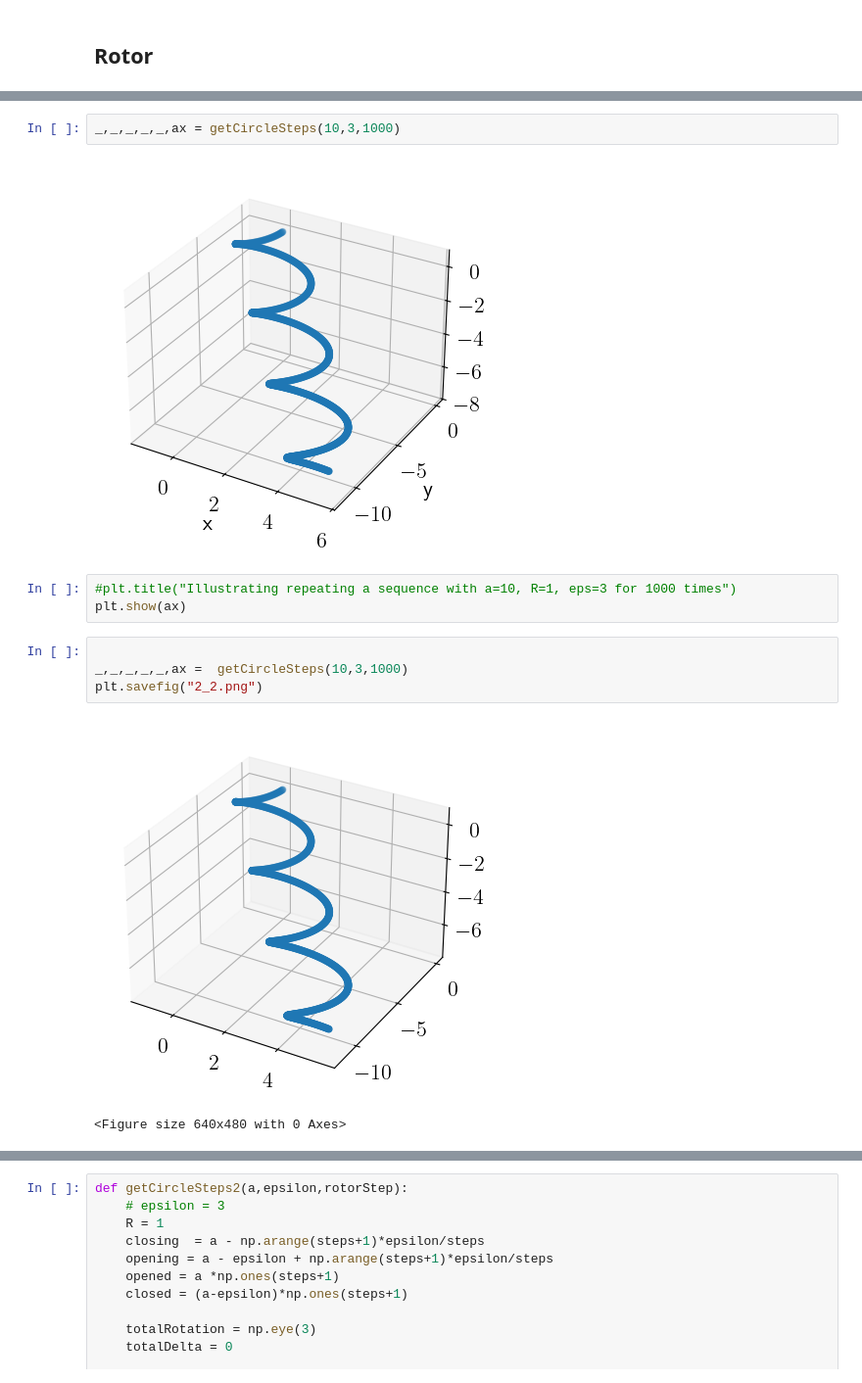
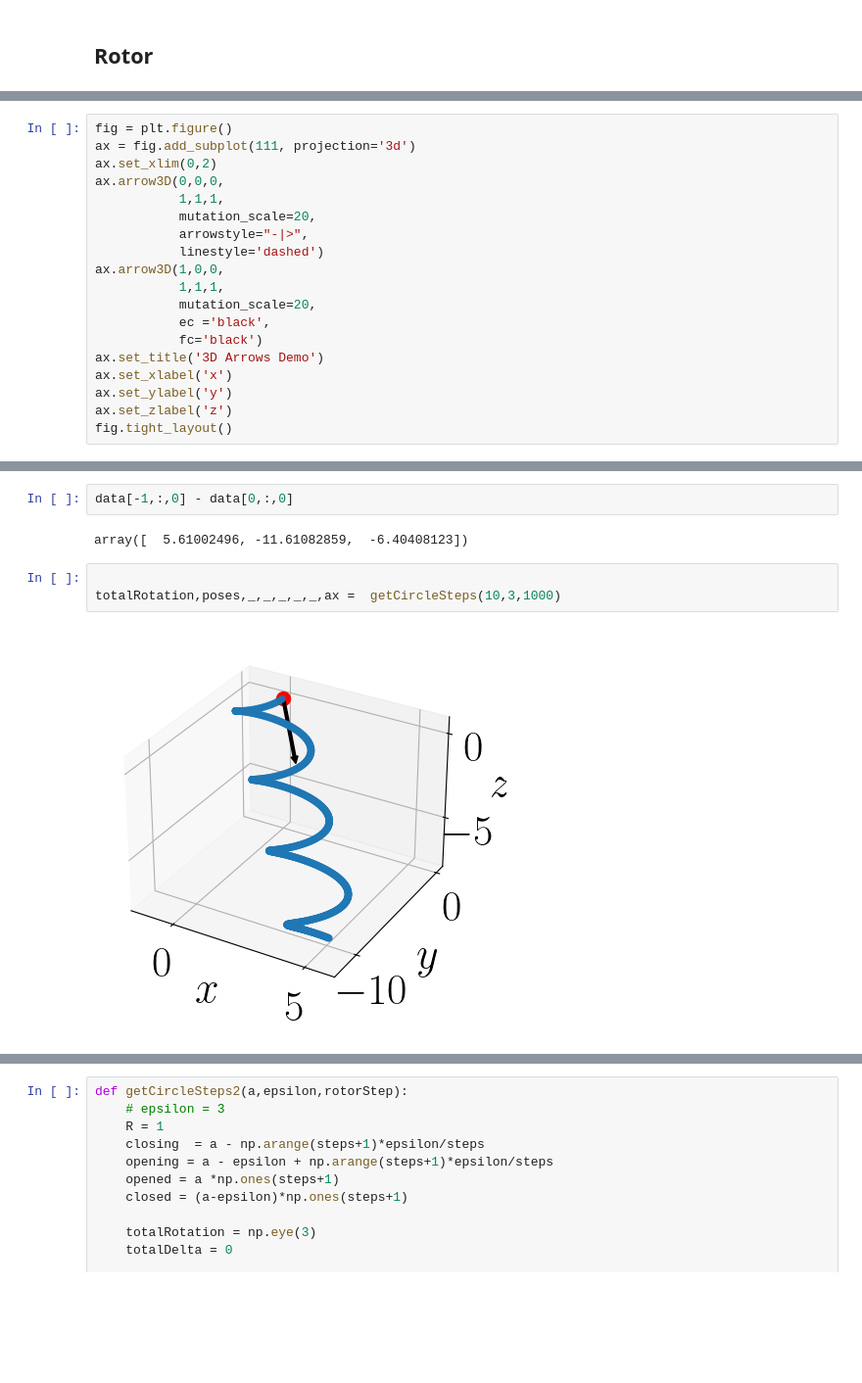
Before and after one commit to alireza-astane/starSwimmer3D, a Jupyter notebook: swimmerProject/phase2.ipynb, the cells around one changed output, grey strips where cells are left out. Shown at 98% size. Drawn from its saved outputs; the diff is of its cells as text; blank space fills up the shorter version.

```diff
--- a/swimmerProject/phase2.ipynb
+++ b/swimmerProject/phase2.ipynb
@@ -664,0 +709,19 @@ plt.show()
+# %%
+fig = plt.figure()
+ax = fig.add_subplot(111, projection='3d')
+ax.set_xlim(0,2)
+ax.arrow3D(0,0,0,
+           1,1,1,
+           mutation_scale=20,
+           arrowstyle="-|>",
+           linestyle='dashed')
+ax.arrow3D(1,0,0,
+           1,1,1,
+           mutation_scale=20,
+           ec ='black',
+           fc='black')
+ax.set_title('3D Arrows Demo')
+ax.set_xlabel('x')
+ax.set_ylabel('y')
+ax.set_zlabel('z')
+fig.tight_layout()
@@ -665,14 +1053,9 @@ plt.show()
+# %%
+data[-1,:,0] - data[0,:,0]
+# %% [output]
+array([  5.61002496, -11.61082859,  -6.40408123])
 # %%
-_,_,_,_,_,ax = getCircleSteps(10,3,1000)
+
+totalRotation,poses,_,_,_,_,_,ax =  getCircleSteps(10,3,1000)
 # %% [output]
-[figure, old version]
+[figure, new version]
-# %%
-#plt.title("Illustrating repeating a sequence with a=10, R=1, eps=3 for 1000 times")
-plt.show(ax)
-# %%
-
-_,_,_,_,_,ax =  getCircleSteps(10,3,1000)
-plt.savefig("2_2.png")
-# %% [output]
-[figure, removed]
-<Figure size 640x480 with 0 Axes>
```
Also changed, not shown: parts of 20 cells of this notebook, 29 other files.
